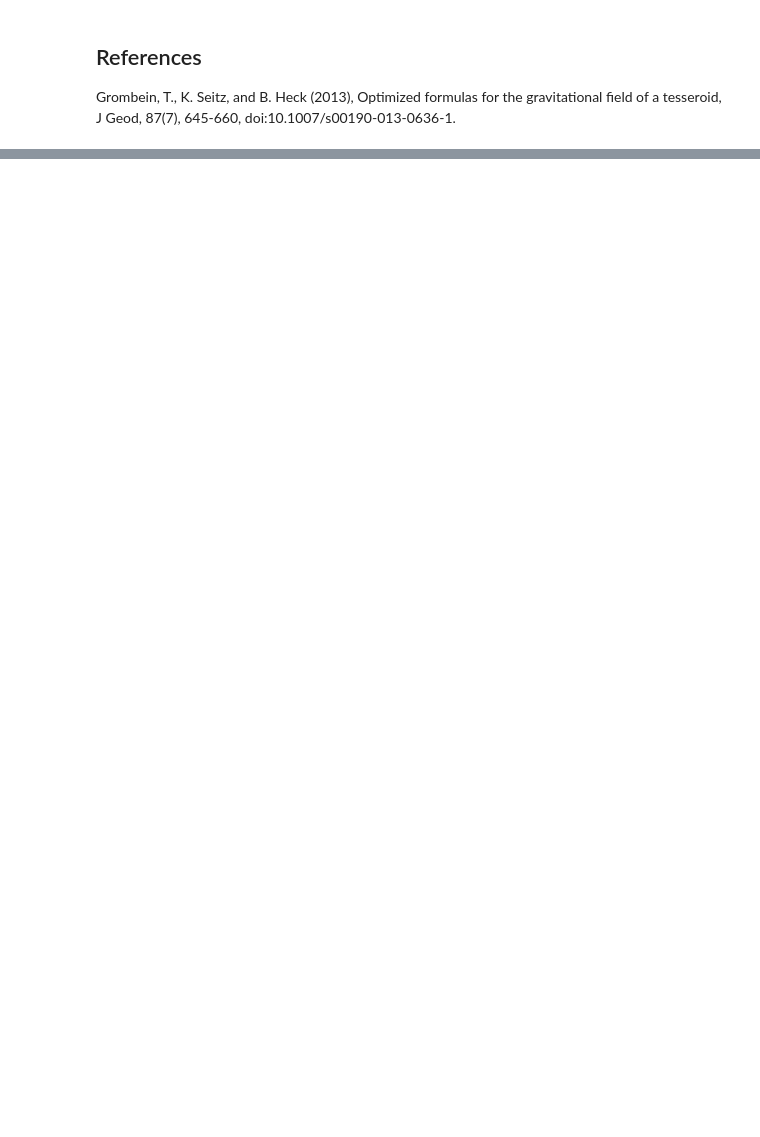
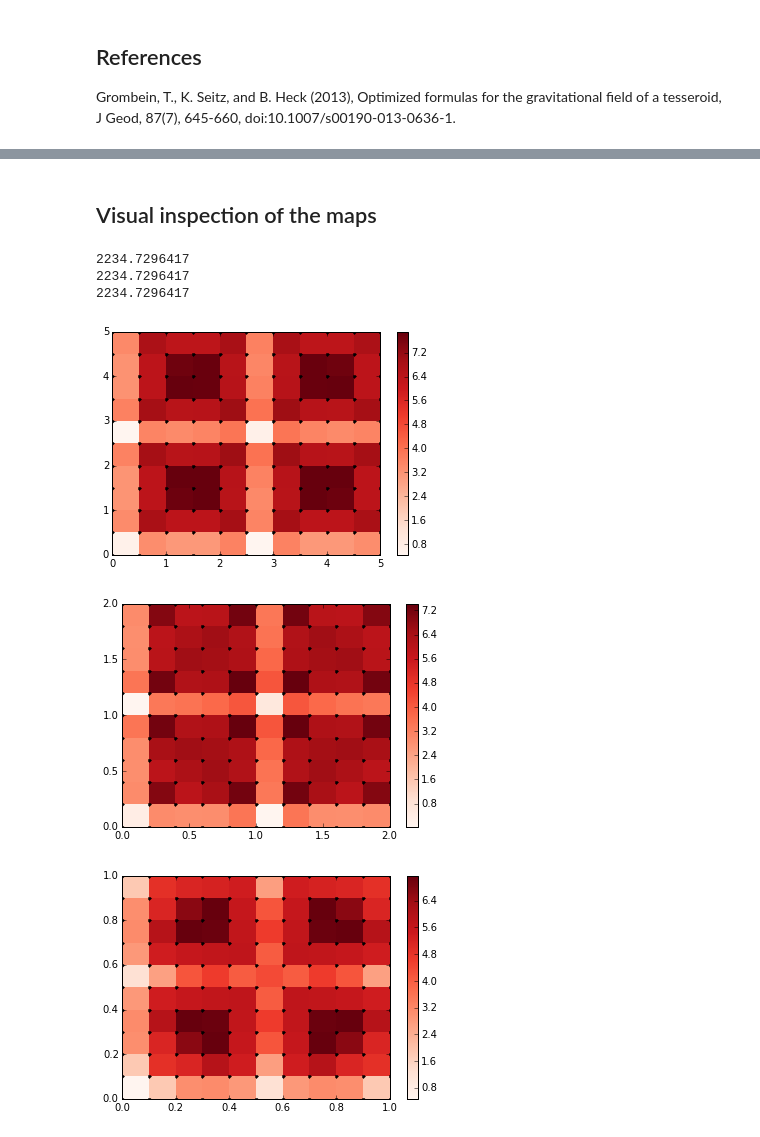
Before and after one commit to pinga-lab/paper-tesseroids, a Jupyter notebook: notebooks/tesseroid_vs_spherical_shell.ipynb, the cells around one changed output, grey strips where cells are left out. Cells and saved outputs as stored; diff of their text form; code cells hidden in the pictures; blank space fills up the shorter version.

```diff
--- a/notebooks/tesseroid_vs_spherical_shell.ipynb
+++ b/notebooks/tesseroid_vs_spherical_shell.ipynb
@@ -263,7 +335,3 @@ plt.tight_layout()
 # %% [markdown]
 ## References
 Grombein, T., K. Seitz, and B. Heck (2013), Optimized formulas for the gravitational field of a tesseroid, J Geod, 87(7), 645-660, doi:10.1007/s00190-013-0636-1.
-# %%
-data = np.loadtxt(tess_out_files[4])
-# %%
-lon, lat, f = data[:, 0].reshape((31, 31)), data[:, 1].reshape((31, 31)), data[:, -1].reshape((31, 31)) - shell_data[-1]
@@ -277,0 +338,22 @@ plt.colorbar()
+# %% [markdown]
+## Visual inspection of the maps
+# %%
+for s in range(3):
+    data = np.loadtxt(tess_files_per_size[s][np.where(ratio == 1)[0][0]])
+    shape = (11, 11)
+    i = 3
+    lon, lat, f = data[:, 0].reshape(shape), data[:, 1].reshape(shape), data[:, i + 3].reshape(shape)
+    shell = calc_shell_effect(height, top, bottom, density)[i]
+    print shell
+    d = np.abs(f - shell)
+    plt.figure()
+    plt.plot(lon, lat, '.k')
+    plt.pcolor(lon, lat, d, cmap=plt.cm.Reds)#, vmin=-0.05, vmax=0.05)
+    plt.colorbar()
+# %% [output]
+2234.7296417
+2234.7296417
+2234.7296417
+[figure, added]
+[figure, added]
+[figure, added]
```
Also changed, not shown: parts of 15 cells of this notebook.
